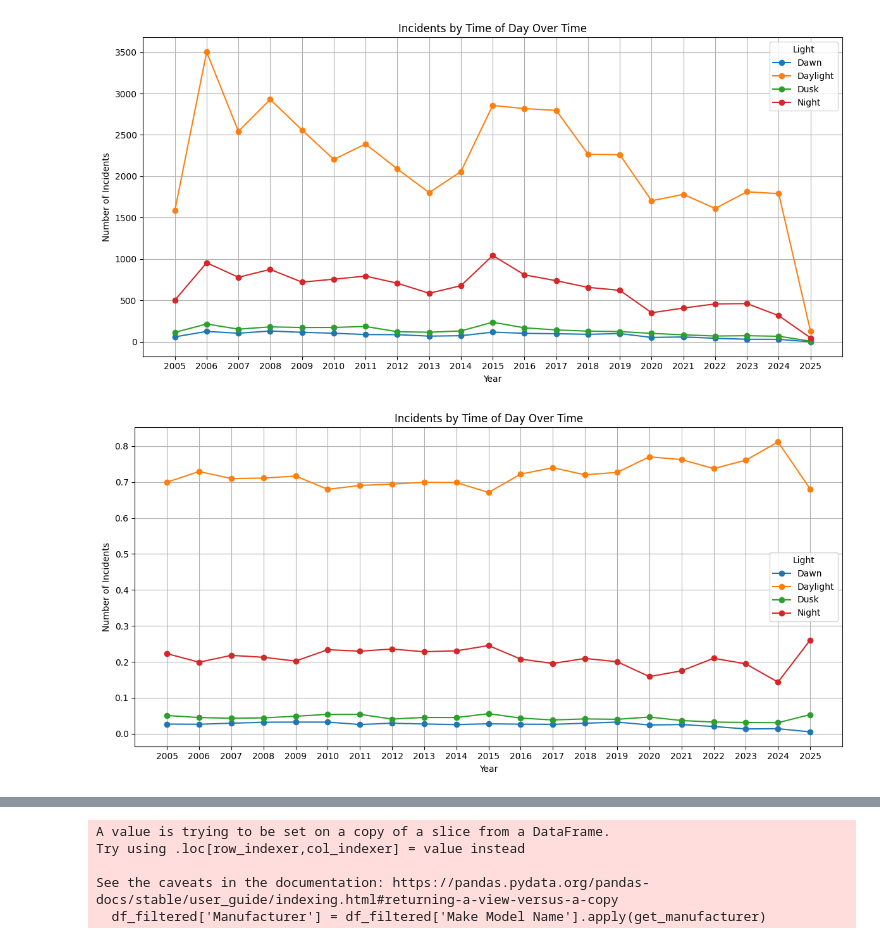
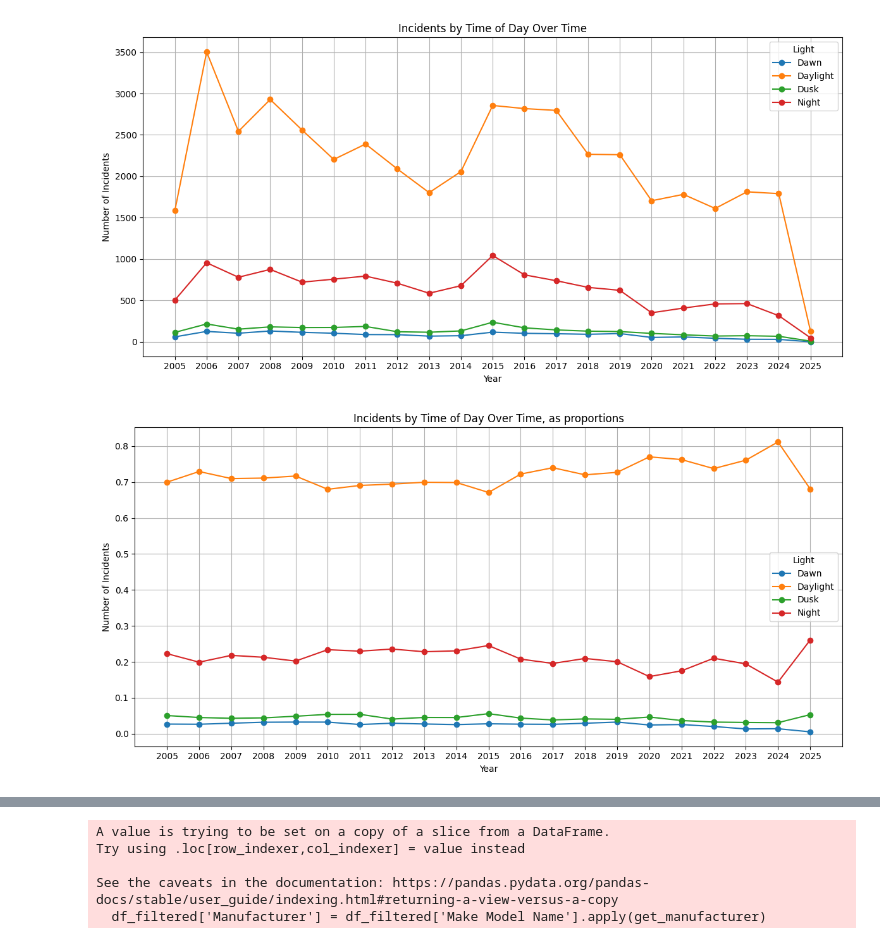
Before and after one commit to terryljh/aviation2, a Jupyter notebook: asrs linear model2.ipynb, the cells around one changed output, grey strips where cells are left out. Saved outputs shown, nothing was run; the diff lists cells and outputs as text; code cells hidden in the pictures.

```diff
--- a/asrs linear model2.ipynb
+++ b/asrs linear model2.ipynb
@@ -1700,27 +1700,27 @@ plt.show()
 # %%
 from datetime import datetime
 import matplotlib.pyplot as plt
 import pandas as pd
 
 #  looking at trends in the number of aviation incidents from 2005 to the present by plotting the top five light conditions (e.g., Daylight, Night) over time.
 top_light_conditions = df_final['Light'].value_counts().nlargest(5).index
 filtered = df_final[df_final['Light'].isin(top_light_conditions)].copy()
 
 filtered['Year'] = (pd.to_numeric(filtered['Date'], errors='coerce') // 100).astype('Int64')
 current_year = datetime.now().year
 filtered = filtered[(filtered['Year'] >= 2005) & (filtered['Year'] <= current_year)]
 grouped = filtered.groupby(['Year', 'Light']).size().unstack().fillna(0)
 proportions = grouped.div(grouped.sum(axis=1), axis=0)
 proportions.plot(figsize=(12, 6), marker='o')
-plt.title('Incidents by Time of Day Over Time')
+plt.title('Incidents by Time of Day Over Time, as proportions')
 plt.xlabel('Year')
 plt.ylabel('Number of Incidents')
 plt.xticks(ticks=grouped.index, labels=grouped.index.astype(int))
 plt.grid(True)
 plt.tight_layout()
 plt.show()
 # %% [output]
-[figure, old version]
+[figure, new version]
 # %%
 
 
```
